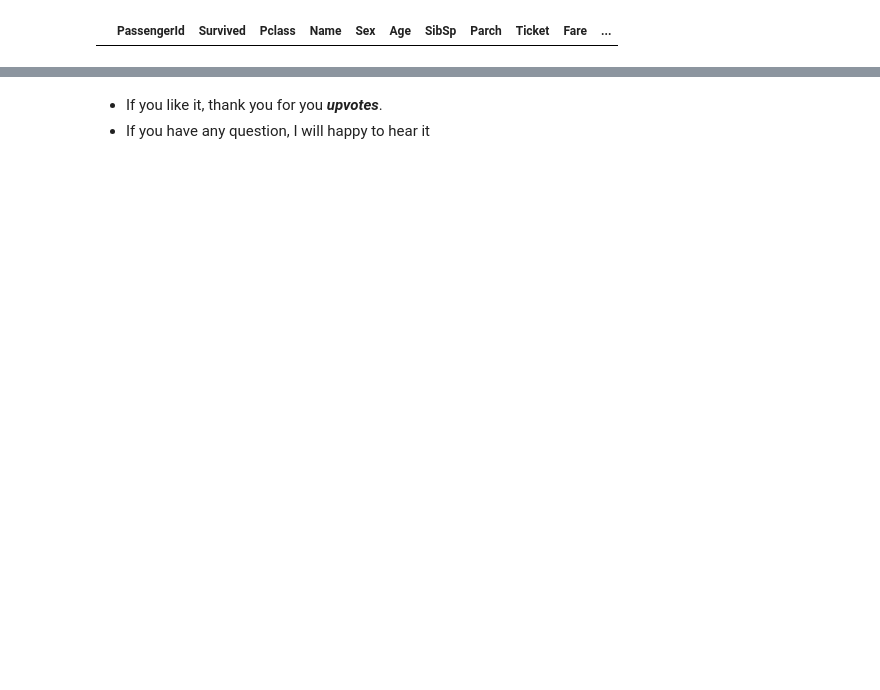
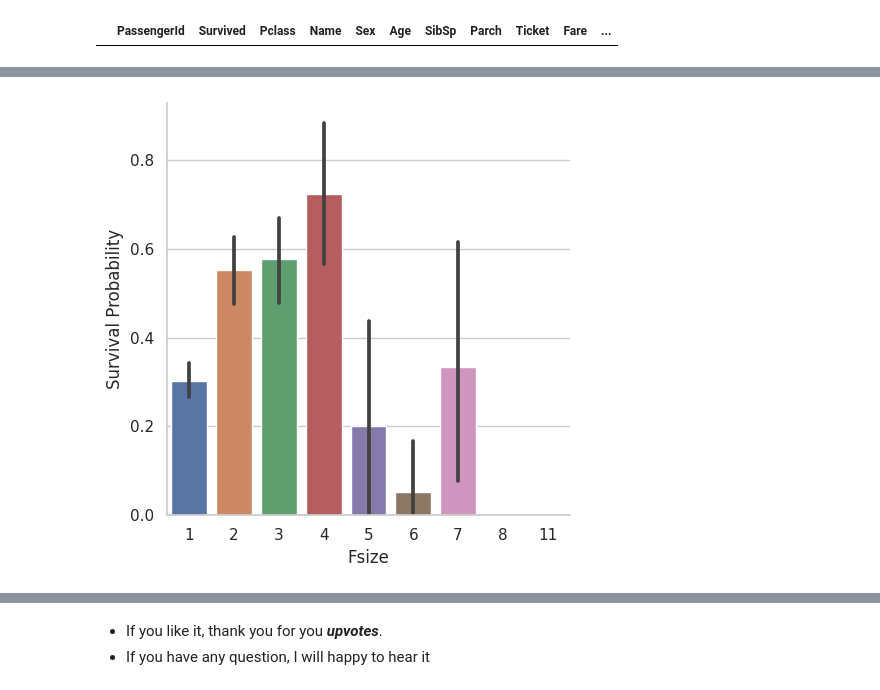
Before and after one commit to aeyeniay/TitanicEDA, a Jupyter notebook: titanic-eda.ipynb, the cells around one changed output, grey strips where cells are left out. Cells and saved outputs as stored; diff of their text form; code cells hidden in the pictures; blank space fills up the shorter version.

```diff
--- a/titanic-eda.ipynb
+++ b/titanic-eda.ipynb
@@ -748,0 +890,3 @@ train_df[train_df["Age"].isnull()]
+# %%
+# We don't need "Name" column anymore
+train_df.drop(labels = ["Name"], axis = 1, inplace = True)
@@ -748,0 +902,4 @@ train_df[train_df["Age"].isnull()]
+# %%
+# Convert the "Title" column into dummy/one-hot encoded variables, creating separate columns for each title category
+train_df = pd.get_dummies(train_df,columns=["Title"])
+train_df.head()
@@ -748,0 +916,3 @@ train_df[train_df["Age"].isnull()]
+# %%
+# Create a new column "Fsize" to represent the family size by summing the number of siblings/spouses ("SibSp"), parents/children ("Parch"), and adding 1 to include the passenger themselves
+train_df["Fsize"] = train_df["SibSp"] + train_df["Parch"] + 1
@@ -748,0 +928,7 @@ train_df[train_df["Age"].isnull()]
+# %%
+# Create a bar plot to show the relationship between family size and survival probability
+g = sns.catplot(x="Fsize", y="Survived", data=train_df, kind="bar")
+g.set_ylabels("Survival Probability")
+plt.show()
+# %% [output]
+[figure, added]
```
Also changed, not shown: parts of 65 cells of this notebook.
